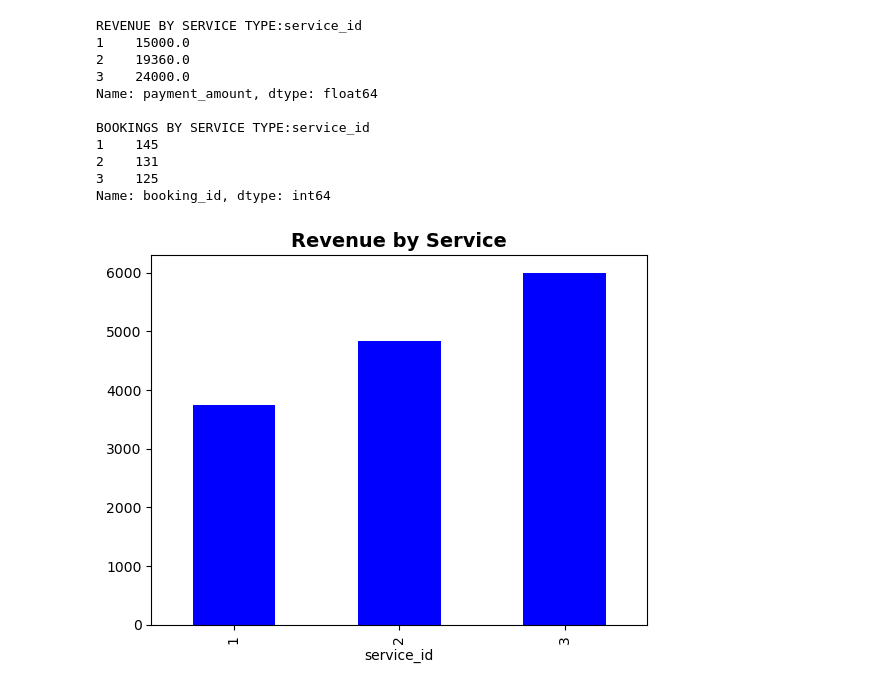
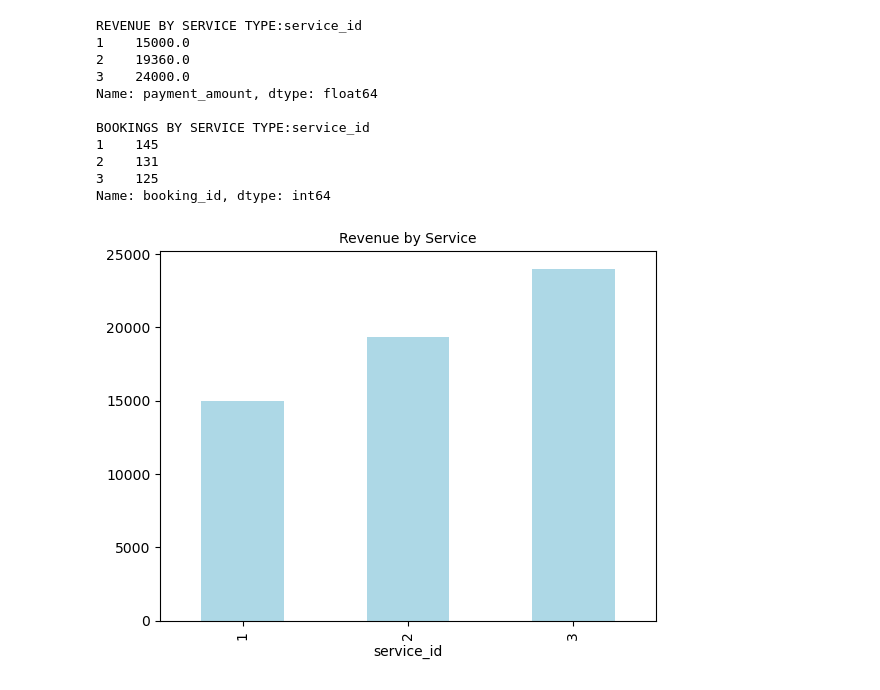
Before and after one commit to Tshepiso-skech/End-to-End-Mini-Data-System, a Jupyter notebook: notebooks/analysis.ipynb, the cells around one changed output. Saved outputs shown, nothing was run; the diff lists cells and outputs as text; code cells hidden in the pictures.

```diff
--- a/notebooks/analysis.ipynb
+++ b/notebooks/analysis.ipynb
@@ -387,8 +332,9 @@ BOOKINGS BY SERVICE TYPE:service_id
 3    125
 Name: booking_id, dtype: int64
 # %%
-service_revenue.plot(kind='bar',color='blue')
-plt.title("Revenue by Service", fontsize=14, fontweight='bold')
+import matplotlib.pyplot as plt
+revenue_per_service.plot(kind='bar',color='lightblue')
+plt.title("Revenue by Service", fontsize=10)
 plt.show()
 # %% [output]
-[figure, old version]
+[figure, new version]
```
Also changed, not shown: parts of 13 cells of this notebook.
